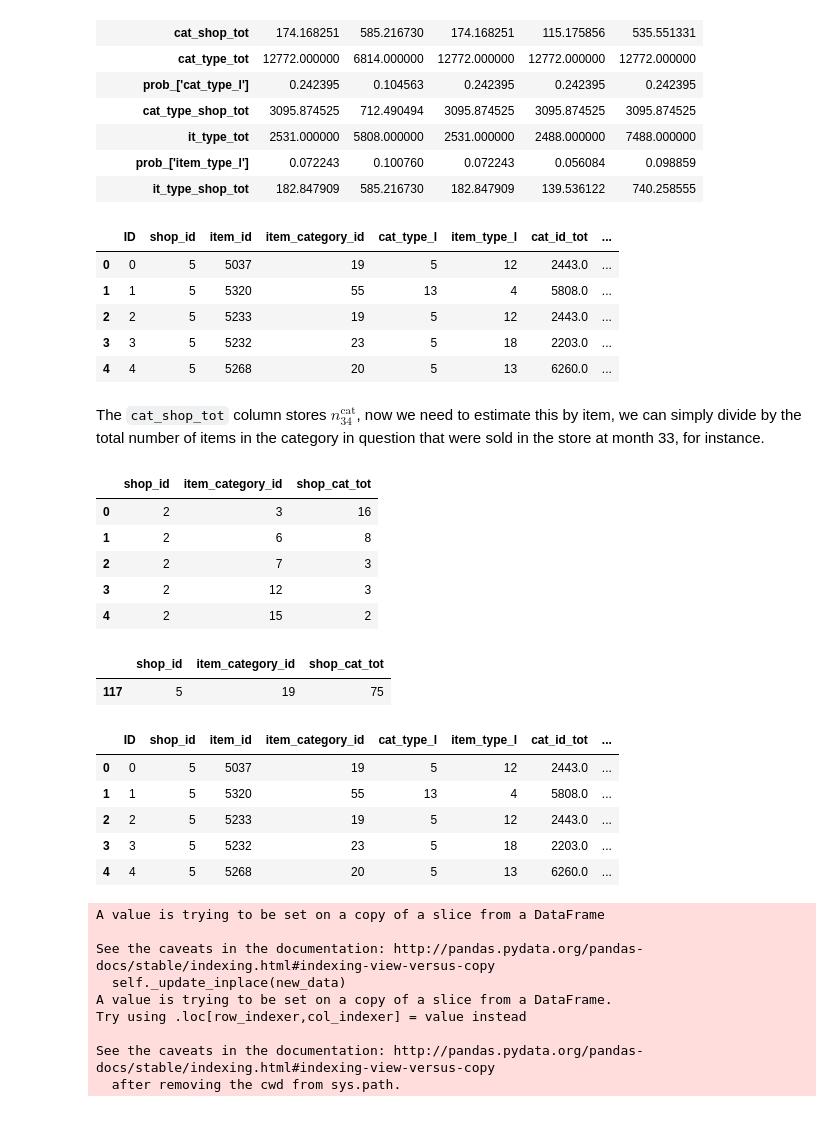
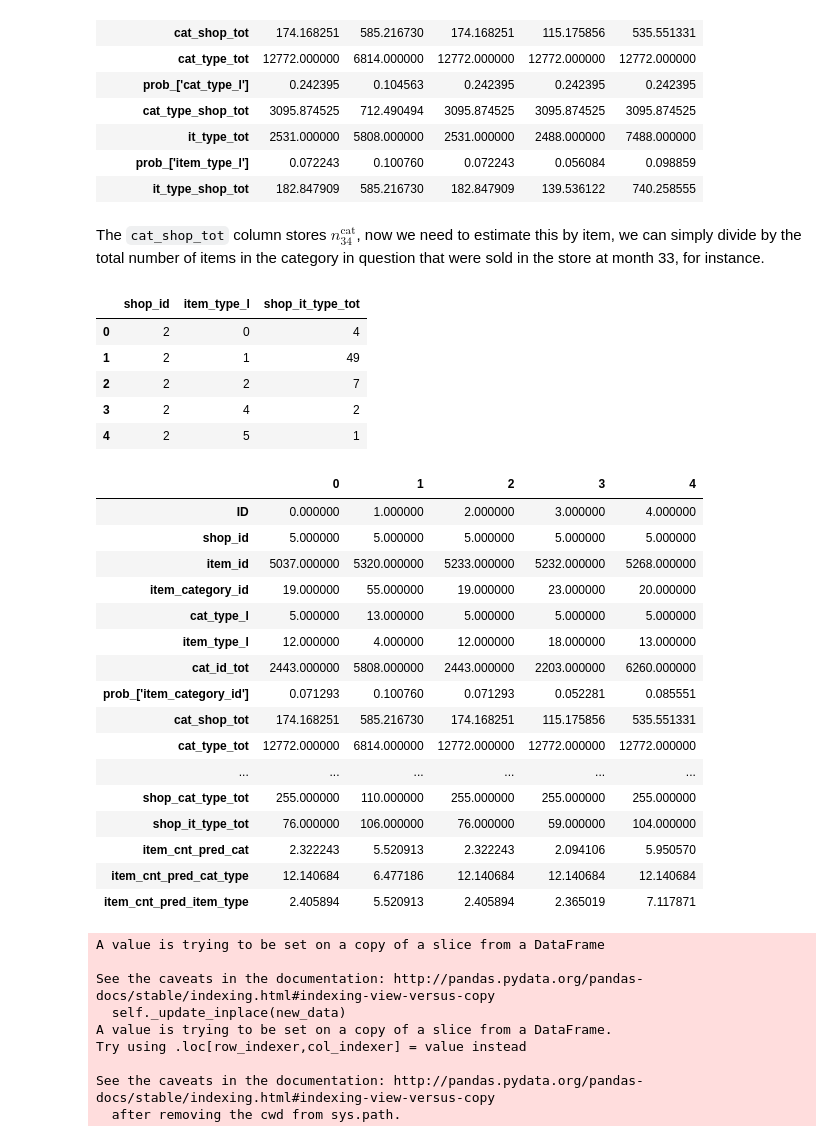
Before and after one commit to data-science-if-usp/kaggle, a Jupyter notebook: pablo/Predict Future Sales.ipynb, the cells around one changed output. Drawn from its saved outputs; the diff is of its cells as text; code cells hidden in the pictures.

Commit message:
item_type

```diff
--- a/pablo/Predict Future Sales.ipynb
+++ b/pablo/Predict Future Sales.ipynb
@@ -461,39 +460,50 @@ test_cat = 0
-# %%
-test_cat.merge(last_month_it_type, on =['item_type_l'], how='left').head()
-# %% [output]
-|  | ID | shop_id | item_id | item_category_id | cat_type_l | item_type_l | cat_id_tot | ... |
-| 0 | 0 | 5 | 5037 | 19 | 5 | 12 | 2443.0 | ... |
-| 1 | 1 | 5 | 5320 | 55 | 13 | 4 | 5808.0 | ... |
-| 2 | 2 | 5 | 5233 | 19 | 5 | 12 | 2443.0 | ... |
-| 3 | 3 | 5 | 5232 | 23 | 5 | 18 | 2203.0 | ... |
-| 4 | 4 | 5 | 5268 | 20 | 5 | 13 | 6260.0 | ... |
 # %% [markdown]
 The `cat_shop_tot` column stores $n_{34}^{\text{cat}}$, now we need to estimate this by item, we can simply divide by the total number of items in the category in question that were sold in the store at month 33, for instance.
 # %%
 shop_cat_id_totals = train_0[train_0['date_block_num'] == 33].sort_values('date').groupby(['shop_id','item_category_id']).agg({'item_cnt_day': 'sum'}).reset_index()
 shop_cat_id_totals.columns = ['shop_id', 'item_category_id', 'shop_cat_tot']
-shop_cat_id_totals.head()
+
+shop_cat_type_totals = train_0[train_0['date_block_num'] == 33].sort_values('date').groupby(['shop_id','cat_type_l']).agg({'item_cnt_day': 'sum'}).reset_index()
+shop_cat_type_totals.columns = ['shop_id', 'cat_type_l', 'shop_cat_type_tot']
+
+shop_item_type_totals = train_0[train_0['date_block_num'] == 33].sort_values('date').groupby(['shop_id','item_type_l']).agg({'item_cnt_day': 'sum'}).reset_index()
+shop_item_type_totals.columns = ['shop_id', 'item_type_l', 'shop_it_type_tot']
+
+
+shop_item_type_totals.head()
 # %% [output]
-|  | shop_id | item_category_id | shop_cat_tot |
-| 0 | 2 | 3 | 16 |
-| 1 | 2 | 6 | 8 |
-| 2 | 2 | 7 | 3 |
-| 3 | 2 | 12 | 3 |
-| 4 | 2 | 15 | 2 |
+|  | shop_id | item_type_l | shop_it_type_tot |
+| 0 | 2 | 0 | 4 |
+| 1 | 2 | 1 | 49 |
+| 2 | 2 | 2 | 7 |
+| 3 | 2 | 4 | 2 |
+| 4 | 2 | 5 | 1 |
-# %%
-shop_cat_id_totals[(shop_cat_id_totals['item_category_id'] == 19) & (shop_cat_id_totals['shop_id'] == 5)]
-# %% [output]
-|  | shop_id | item_category_id | shop_cat_tot |
-| 117 | 5 | 19 | 75 |
 # %%
 test_cat = test_cat.merge(shop_cat_id_totals, on = ['shop_id', 'item_category_id'], how ='left')
-test_cat['item_cnt_pred'] = test_cat['cat_shop_tot']/test_cat['shop_cat_tot']
-test_cat.head()
+test_cat = test_cat.merge(shop_cat_type_totals, on = ['shop_id', 'cat_type_l'], how ='left')
+test_cat = test_cat.merge(shop_item_type_totals, on = ['shop_id', 'item_type_l'], how ='left')
+
+test_cat['item_cnt_pred_cat'] = test_cat['cat_shop_tot']/test_cat['shop_cat_tot']
+test_cat['item_cnt_pred_cat_type'] = test_cat['cat_type_shop_tot']/test_cat['shop_cat_type_tot']
+test_cat['item_cnt_pred_item_type'] = test_cat['it_type_shop_tot']/test_cat['shop_it_type_tot']
+
+test_cat.head().T
 # %% [output]
-|  | ID | shop_id | item_id | item_category_id | cat_type_l | item_type_l | cat_id_tot | ... |
-| 0 | 0 | 5 | 5037 | 19 | 5 | 12 | 2443.0 | ... |
-| 1 | 1 | 5 | 5320 | 55 | 13 | 4 | 5808.0 | ... |
-| 2 | 2 | 5 | 5233 | 19 | 5 | 12 | 2443.0 | ... |
-| 3 | 3 | 5 | 5232 | 23 | 5 | 18 | 2203.0 | ... |
-| 4 | 4 | 5 | 5268 | 20 | 5 | 13 | 6260.0 | ... |
+|  | 0 | 1 | 2 | 3 | 4 |
+| ID | 0.000000 | 1.000000 | 2.000000 | 3.000000 | 4.000000 |
+| shop_id | 5.000000 | 5.000000 | 5.000000 | 5.000000 | 5.000000 |
+| item_id | 5037.000000 | 5320.000000 | 5233.000000 | 5232.000000 | 5268.000000 |
+| item_category_id | 19.000000 | 55.000000 | 19.000000 | 23.000000 | 20.000000 |
+| cat_type_l | 5.000000 | 13.000000 | 5.000000 | 5.000000 | 5.000000 |
+| item_type_l | 12.000000 | 4.000000 | 12.000000 | 18.000000 | 13.000000 |
+| cat_id_tot | 2443.000000 | 5808.000000 | 2443.000000 | 2203.000000 | 6260.000000 |
+| prob_['item_category_id'] | 0.071293 | 0.100760 | 0.071293 | 0.052281 | 0.085551 |
+| cat_shop_tot | 174.168251 | 585.216730 | 174.168251 | 115.175856 | 535.551331 |
+| cat_type_tot | 12772.000000 | 6814.000000 | 12772.000000 | 12772.000000 | 12772.000000 |
+| ... | ... | ... | ... | ... | ... |
+| shop_cat_type_tot | 255.000000 | 110.000000 | 255.000000 | 255.000000 | 255.000000 |
+| shop_it_type_tot | 76.000000 | 106.000000 | 76.000000 | 59.000000 | 104.000000 |
+| item_cnt_pred_cat | 2.322243 | 5.520913 | 2.322243 | 2.094106 | 5.950570 |
+| item_cnt_pred_cat_type | 12.140684 | 6.477186 | 12.140684 | 12.140684 | 12.140684 |
+| item_cnt_pred_item_type | 2.405894 | 5.520913 | 2.405894 | 2.365019 | 7.117871 |
 # %%
```
Also changed, not shown: parts of 3 cells of this notebook, 1 other file.
